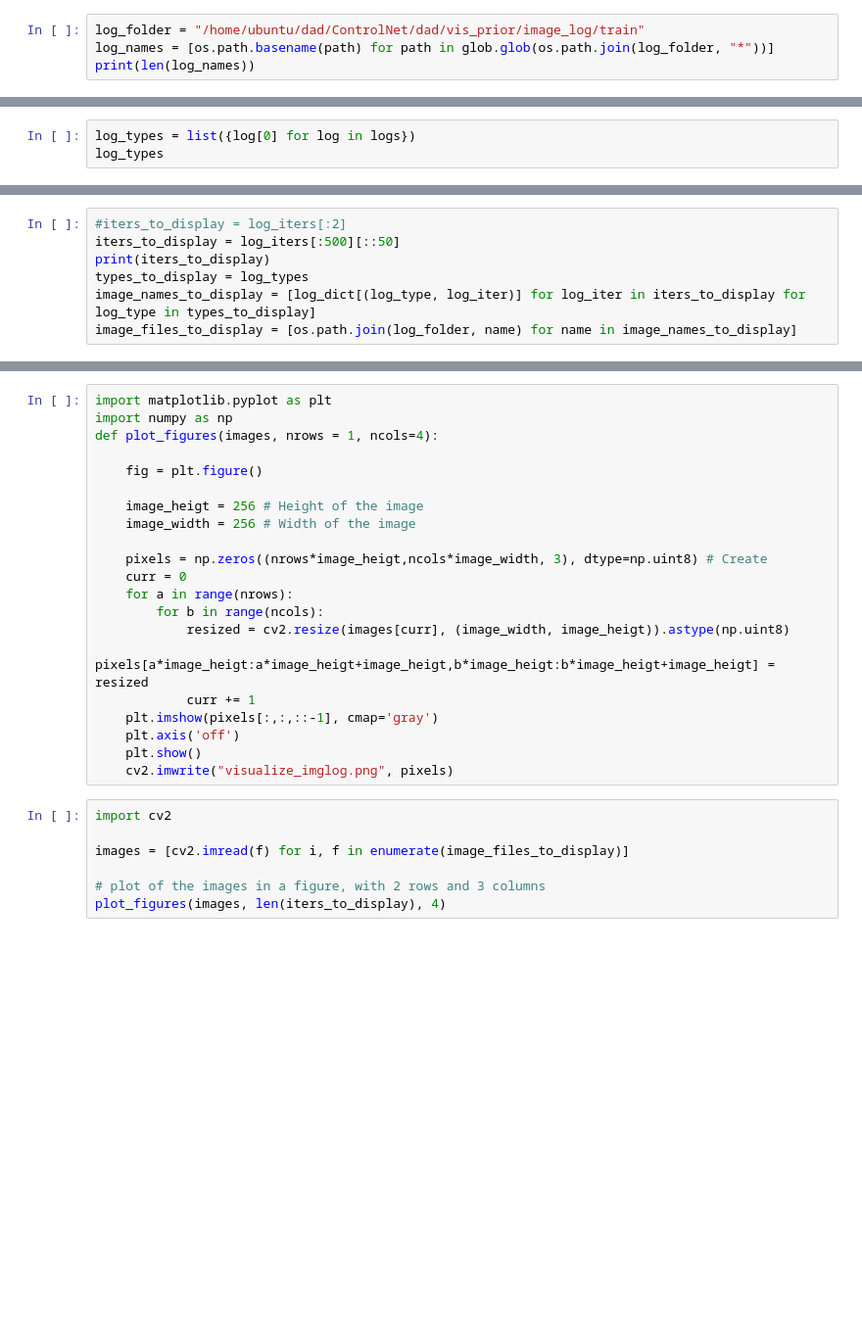
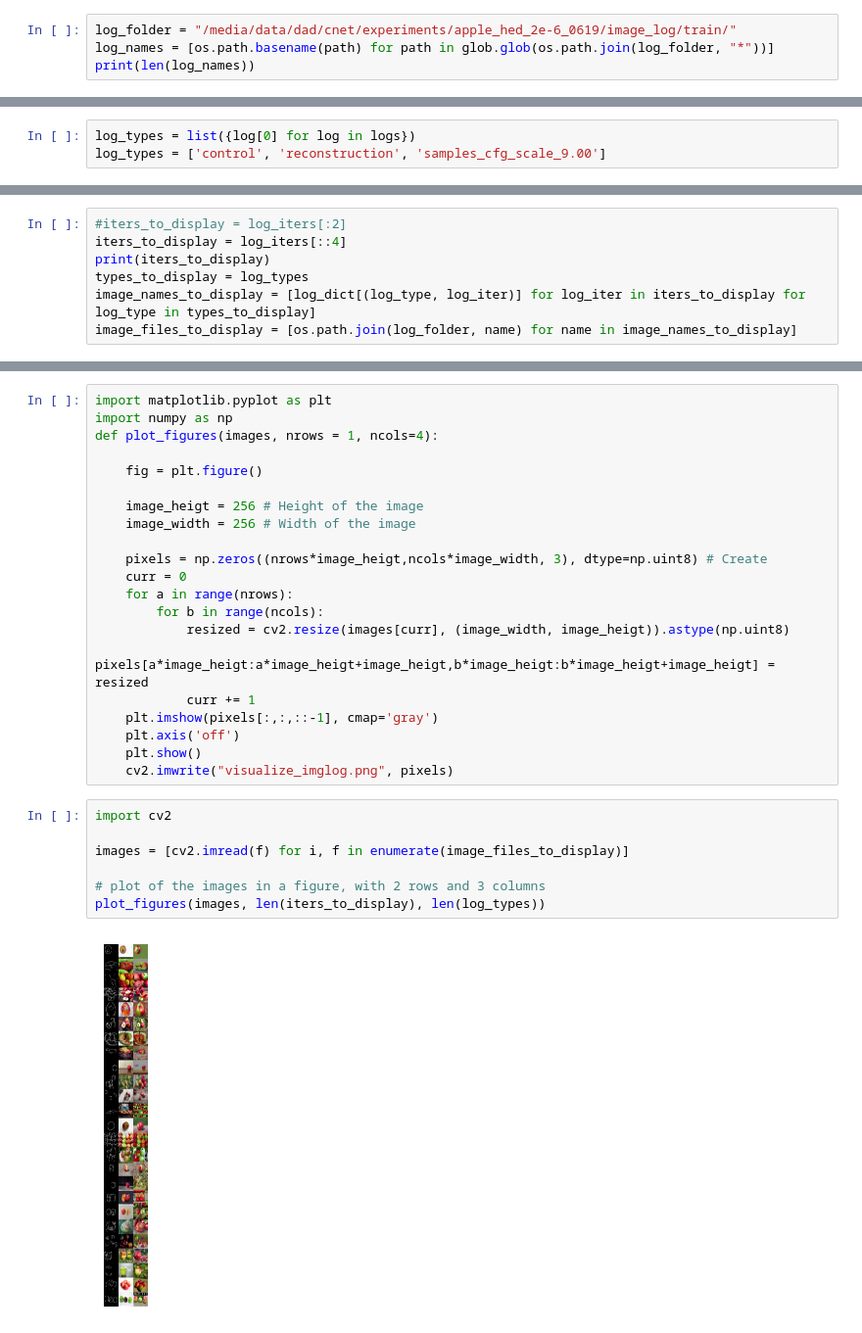
Before and after one commit to FANGAreNotGnu/ControlNet, a Jupyter notebook: dad/visualize_imglog.ipynb, the cells around one changed output, grey strips where cells are left out. Shown: that part at 98% size. Cells and saved outputs as stored; diff of their text form; blank space fills up the shorter version.

```diff
--- a/dad/visualize_imglog.ipynb
+++ b/dad/visualize_imglog.ipynb
@@ -5,7 +5,7 @@ import glob
 import os
 import parse
 # %%
-log_folder = "/home/ubuntu/dad/ControlNet/dad/vis_prior/image_log/train"
+log_folder = "/media/data/dad/cnet/experiments/apple_hed_2e-6_0619/image_log/train/"
 log_names = [os.path.basename(path) for path in glob.glob(os.path.join(log_folder, "*"))]
 print(len(log_names))
 # %% [output]
@@ -17,4 +17,4 @@ for log_name in log_names:
     logs.append(list(parse.parse(log_format, log_name)) + [log_name])
 # %%
 log_types = list({log[0] for log in logs})
-log_types
+log_types = ['control', 'reconstruction', 'samples_cfg_scale_9.00']
@@ -71,7 +69,7 @@ log_batchs
 log_dict = {tuple(log[:2]):log[-1] for log in logs}  # key: (log_type, log_iter)
 # %%
 #iters_to_display = log_iters[:2]
-iters_to_display = log_iters[:500][::50]
+iters_to_display = log_iters[::4]
 print(iters_to_display)
 types_to_display = log_types
 image_names_to_display = [log_dict[(log_type, log_iter)] for log_iter in iters_to_display for log_type in types_to_display]
@@ -102,7 +100,9 @@ def plot_figures(images, nrows = 1, ncols=4):
 # %%
 import cv2
 
 images = [cv2.imread(f) for i, f in enumerate(image_files_to_display)]
 
 # plot of the images in a figure, with 2 rows and 3 columns
-plot_figures(images, len(iters_to_display), 4)
+plot_figures(images, len(iters_to_display), len(log_types))
+# %% [output]
+[figure, added]
```
Also changed, not shown: parts of 6 cells of this notebook, 11 other files.
